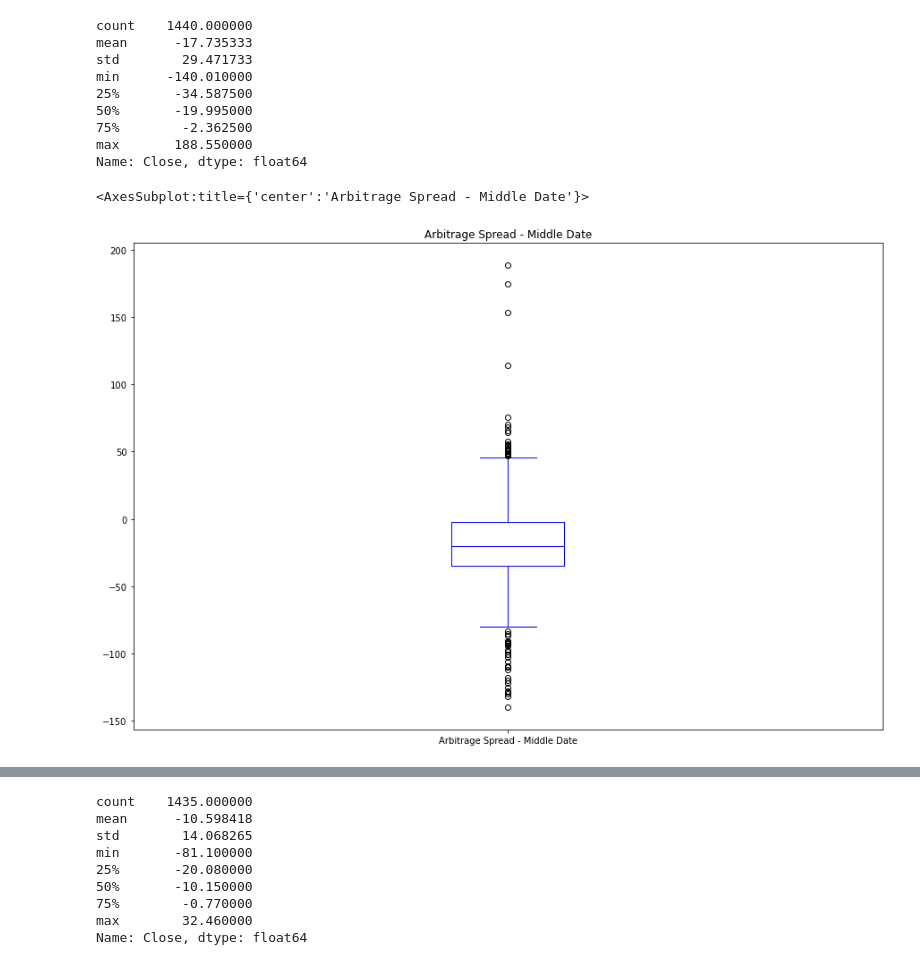
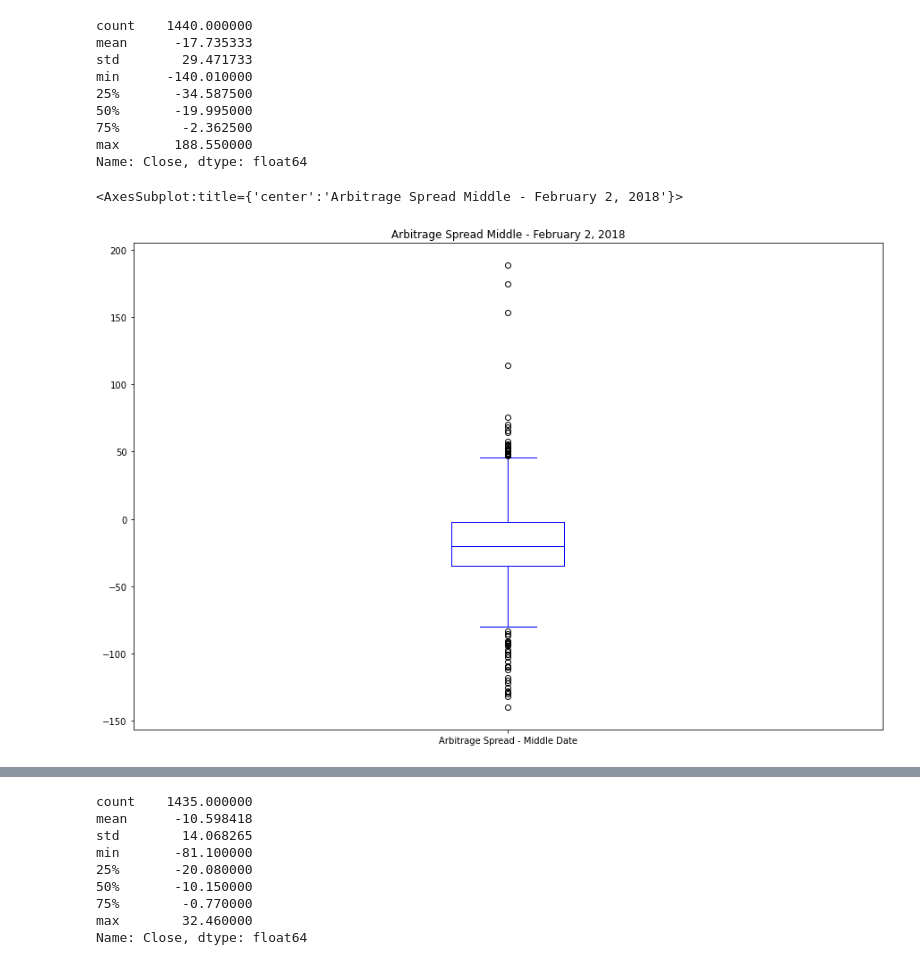
Before and after one commit to JeffSmith-ok/Crypto_Arbitrage_Analysis_Jupyter_Labs, a Jupyter notebook: crypto_arbitrage.ipynb, the cells around one changed output, grey strips where cells are left out. Drawn from its saved outputs; the diff is of its cells as text; code cells hidden in the pictures.

```diff
--- a/crypto_arbitrage.ipynb
+++ b/crypto_arbitrage.ipynb
@@ -390,10 +390,10 @@ Name: Close, dtype: float64
 # %%
 # Visualize the arbitrage spread from the middle of the dataset in a box plot
 # YOUR CODE HERE
-arbitrage_spread_middle.plot.box(legend=True, figsize=(15,10), title="Arbitrage Spread - Middle Date", color="blue", label="Arbitrage Spread - Middle Date")
+arbitrage_spread_middle.plot.box(legend=True, figsize=(15,10), title="Arbitrage Spread Middle - February 2, 2018", color="blue", label="Arbitrage Spread - Middle Date")
 # %% [output]
-<AxesSubplot:title={'center':'Arbitrage Spread - Middle Date'}>
+<AxesSubplot:title={'center':'Arbitrage Spread Middle - February 2, 2018'}>
-[figure, old version]
+[figure, new version]
 # %%
 # Create an overlay plot that visualizes the two dataframes over a period of one day from the middle of the dataset.
 # Be sure that the plots include the parameters `legend`, `figsize`, `title`, `color` and `label`
```
Also changed, not shown: parts of 3 cells of this notebook, 3 other files.
